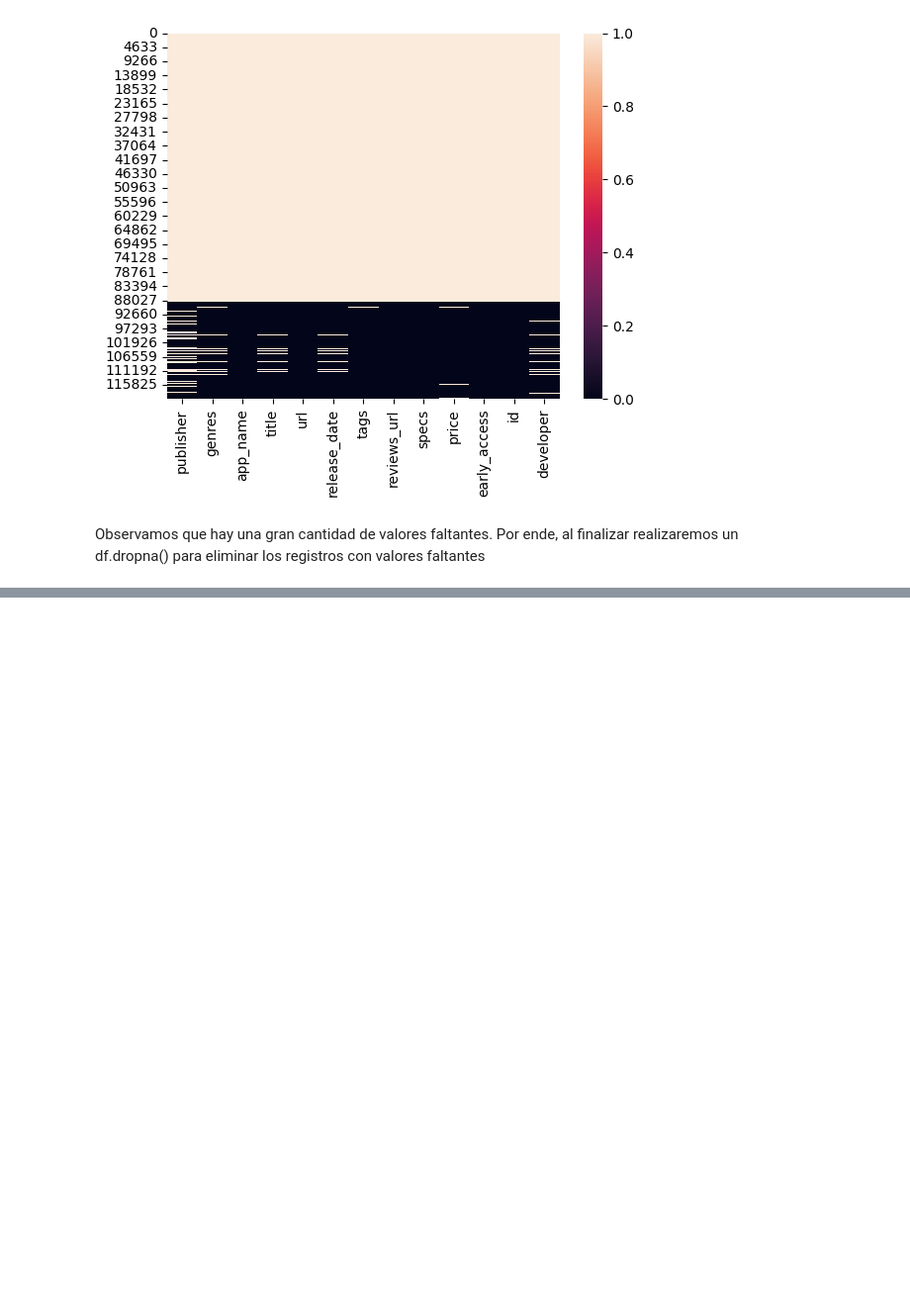
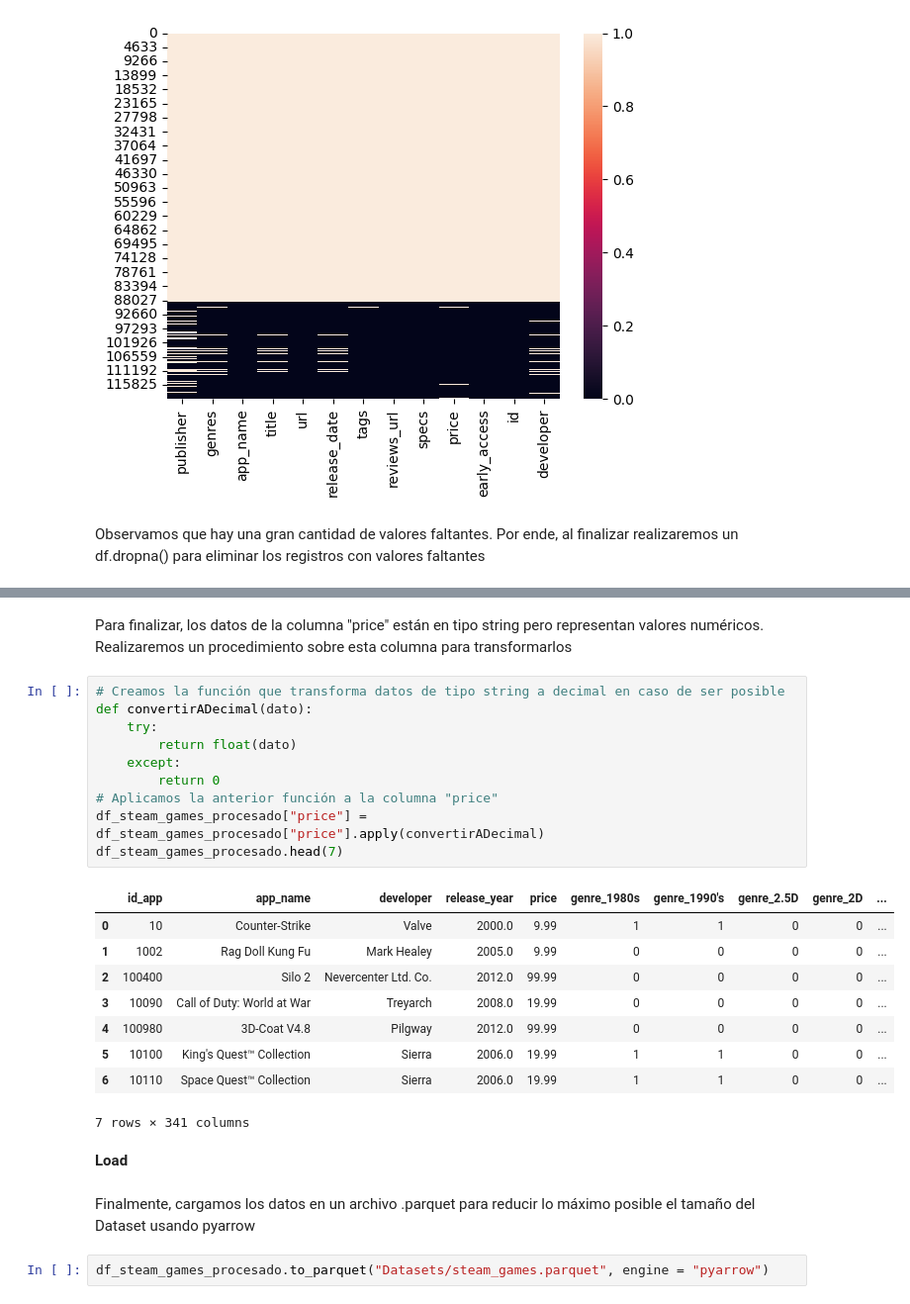
Before and after one commit to MiguelAngelEstupinanOrtega/Steam_MLOps_Project, a Jupyter notebook: etl_process.ipynb, the cells around one changed output, grey strips where cells are left out. Shown at 99% size. Saved outputs shown, nothing was run; the diff lists cells and outputs as text; blank space fills up the shorter version.

```diff
--- a/etl_process.ipynb
+++ b/etl_process.ipynb
@@ -97,0 +173,28 @@ df_steam_games_procesado[["app_name", "title"]].describe()
+# %% [markdown]
+Para finalizar, los datos de la columna "price" están en tipo string pero representan valores numéricos. Realizaremos un procedimiento sobre esta columna para transformarlos
+# %%
+# Creamos la función que transforma datos de tipo string a decimal en caso de ser posible
+def convertirADecimal(dato):
+    try:
+        return float(dato)
+    except:
+        return 0
+# Aplicamos la anterior función a la columna "price"
+df_steam_games_procesado["price"] = df_steam_games_procesado["price"].apply(convertirADecimal)
+df_steam_games_procesado.head(7)
+# %% [output]
+|  | id_app | app_name | developer | release_year | price | genre_1980s | genre_1990's | genre_2.5D | genre_2D | ... |
+| 0 | 10 | Counter-Strike | Valve | 2000.0 | 9.99 | 1 | 1 | 0 | 0 | ... |
+| 1 | 1002 | Rag Doll Kung Fu | Mark Healey | 2005.0 | 9.99 | 0 | 0 | 0 | 0 | ... |
+| 2 | 100400 | Silo 2 | Nevercenter Ltd. Co. | 2012.0 | 99.99 | 0 | 0 | 0 | 0 | ... |
+| 3 | 10090 | Call of Duty: World at War | Treyarch | 2008.0 | 19.99 | 0 | 0 | 0 | 0 | ... |
+| 4 | 100980 | 3D-Coat V4.8 | Pilgway | 2012.0 | 99.99 | 0 | 0 | 0 | 0 | ... |
+| 5 | 10100 | King's Quest™ Collection | Sierra | 2006.0 | 19.99 | 1 | 1 | 0 | 0 | ... |
+| 6 | 10110 | Space Quest™ Collection | Sierra | 2006.0 | 19.99 | 1 | 1 | 0 | 0 | ... |
+7 rows × 341 columns
+# %% [markdown]
+**Load**
+# %% [markdown]
+Finalmente, cargamos los datos en un archivo .parquet para reducir lo máximo posible el tamaño del Dataset usando pyarrow
+# %%
+df_steam_games_procesado.to_parquet("Datasets/steam_games.parquet", engine = "pyarrow")
```
Also changed, not shown: parts of 22 cells of this notebook, 2 other files.
